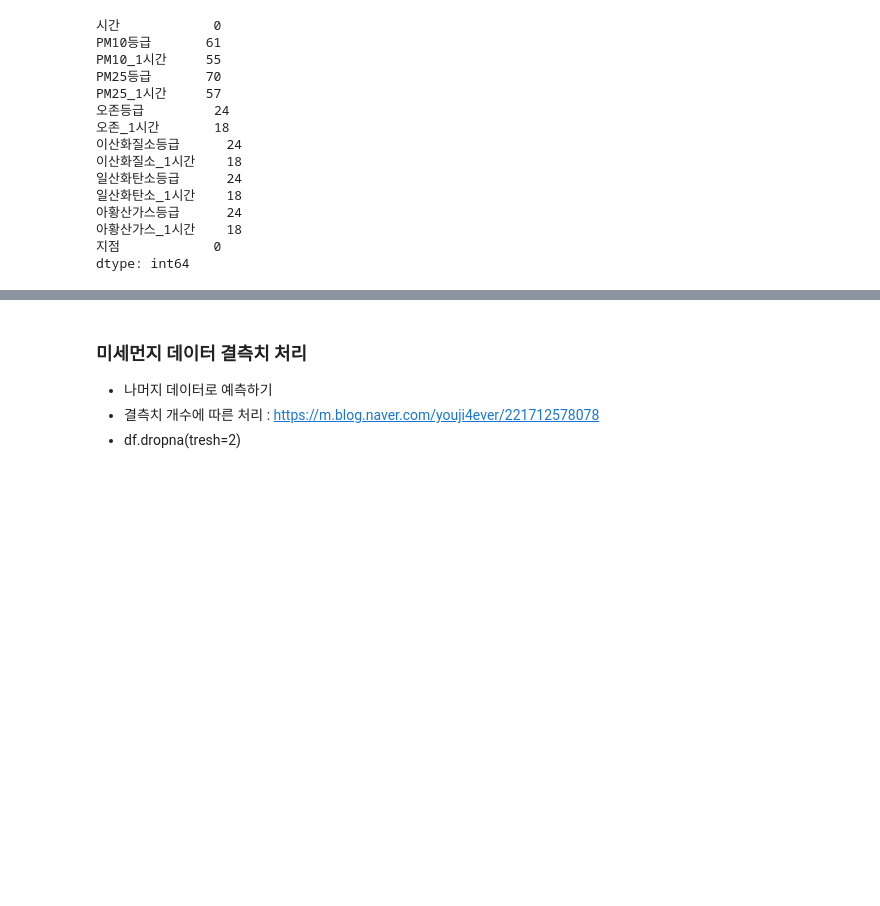
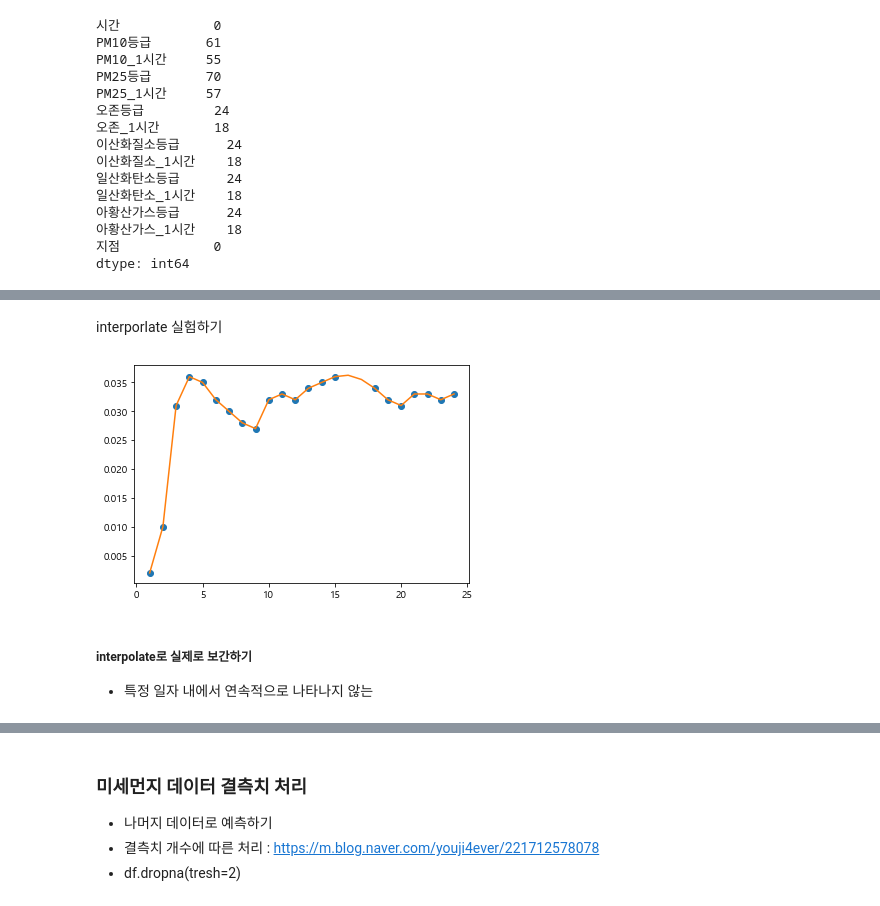
Before and after one commit to yxbxn/smart_farm, a Jupyter notebook: Code/추가변수 수집.ipynb, the cells around one changed output, grey strips where cells are left out. Drawn from its saved outputs; the diff is of its cells as text; code cells hidden in the pictures; blank space fills up the shorter version.

```diff
--- a/Code/추가변수 수집.ipynb
+++ b/Code/추가변수 수집.ipynb
@@ -417,0 +488,22 @@ data_상대동.head(3)
+# %% [markdown]
+interporlate 실험하기
+# %%
+import matplotlib.pyplot as plt
+from scipy import interpolate
+
+test = data_상대동[data_상대동["년월일"] == "2022-01-11"].set_index("시")
+# %%
+x = test[test["오존_1시간"].notnull()]["오존_1시간"].index
+y = test[test["오존_1시간"].notnull()]["오존_1시간"]
+f = interpolate.interp1d(x, y,kind='cubic')
+# %%
+xnew = [i for i in range(1,25)]
+# %%
+ynew = f(xnew)   # use interpolation function returned by `interp1d`
+plt.plot(x, y, 'o', xnew, ynew, '-')
+plt.show()
+# %% [output]
+[figure, added]
+# %% [markdown]
+##### interpolate로 실제로 보간하기
+- 특정 일자 내에서 연속적으로 나타나지 않는
```
Also changed, not shown: parts of 42 cells of this notebook.
